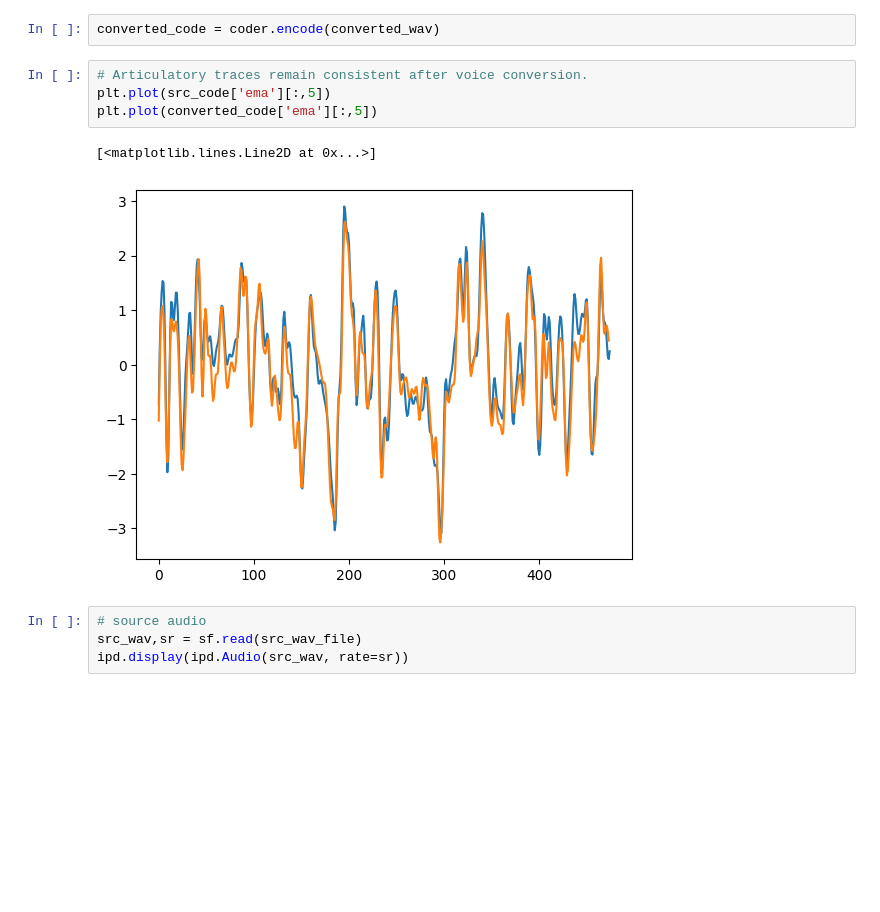
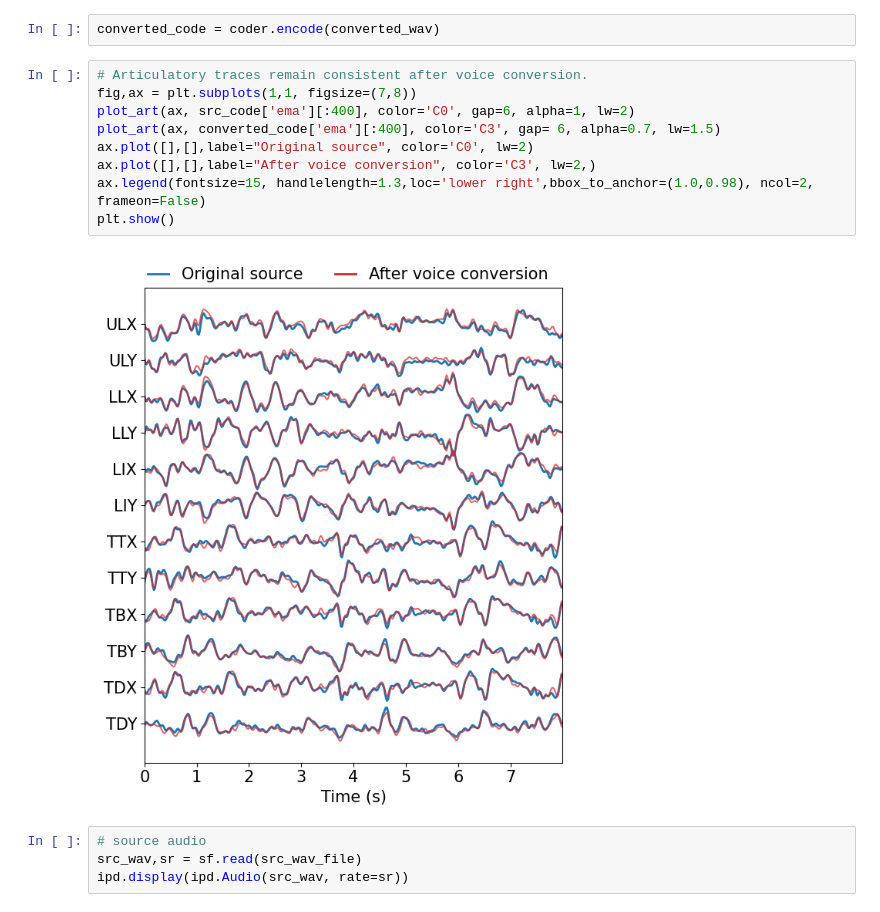
Before and after one commit to thoamswilliams/Speech-Articulatory-Coding-articulationGAN, a Jupyter notebook: notebooks/demo.ipynb, the cells around one changed output. Drawn from its saved outputs; the diff is of its cells as text; blank space fills up the shorter version.

```diff
--- a/notebooks/demo.ipynb
+++ b/notebooks/demo.ipynb
@@ -43,11 +117,15 @@ src_code = coder.encode(src_wav_file)
 converted_code = coder.encode(converted_wav)
 # %%
 # Articulatory traces remain consistent after voice conversion.
-plt.plot(src_code['ema'][:,5])
-plt.plot(converted_code['ema'][:,5])
+fig,ax = plt.subplots(1,1, figsize=(7,8))
+plot_art(ax, src_code['ema'][:400], color='C0', gap=6, alpha=1, lw=2)
+plot_art(ax, converted_code['ema'][:400], color='C3', gap= 6, alpha=0.7, lw=1.5)
+ax.plot([],[],label="Original source", color='C0', lw=2)
+ax.plot([],[],label="After voice conversion", color='C3', lw=2,)
+ax.legend(fontsize=15, handlelength=1.3,loc='lower right',bbox_to_anchor=(1.0,0.98), ncol=2, frameon=False)
+plt.show()
 # %% [output]
-[<matplotlib.lines.Line2D at 0x...>]
-[figure, old version]
+[figure, new version]
 # %%
 # source audio
 src_wav,sr = sf.read(src_wav_file)
```
Also changed, not shown: parts of 7 cells of this notebook.
